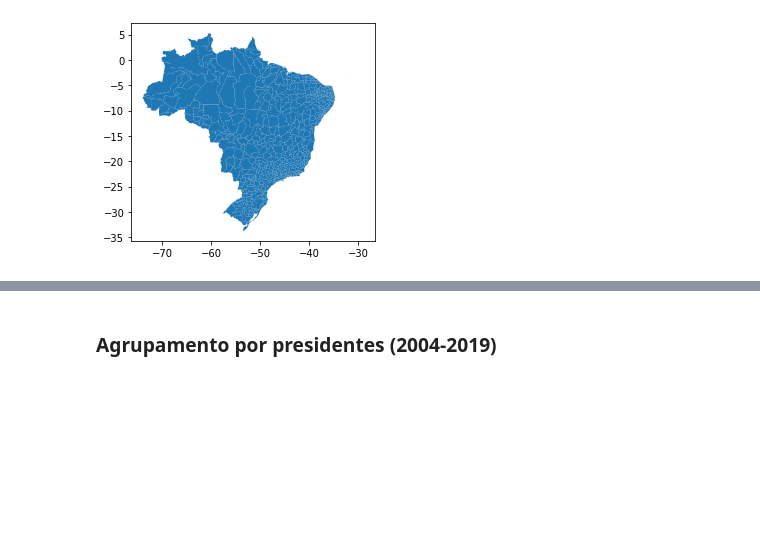
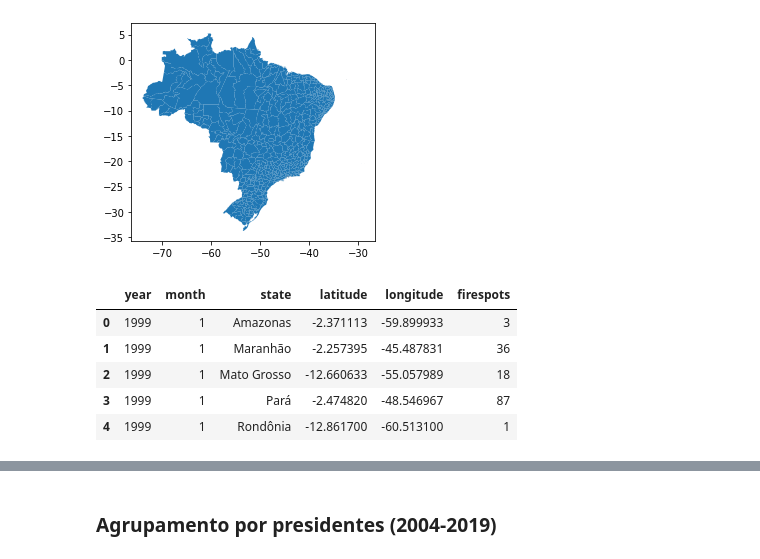
Before and after one commit to thiagomrs/icd2021projetoFinal, a Jupyter notebook: DesmatamentoDaAmazônia.ipynb, the cells around one changed output, grey strips where cells are left out. Saved outputs shown, nothing was run; the diff lists cells and outputs as text; code cells hidden in the pictures; blank space fills up the shorter version.

```diff
--- a/DesmatamentoDaAmazônia.ipynb
+++ b/DesmatamentoDaAmazônia.ipynb
@@ -576,3 +647,12 @@ brazil_microregions_map_df.plot()
 # %% [output]
 <AxesSubplot:>
 [figure]
+# %%
+amazon_fires_df.head()
+# %% [output]
+|  | year | month | state | latitude | longitude | firespots |
+| 0 | 1999 | 1 | Amazonas | -2.371113 | -59.899933 | 3 |
+| 1 | 1999 | 1 | Maranhão | -2.257395 | -45.487831 | 36 |
+| 2 | 1999 | 1 | Mato Grosso | -12.660633 | -55.057989 | 18 |
+| 3 | 1999 | 1 | Pará | -2.474820 | -48.546967 | 87 |
+| 4 | 1999 | 1 | Rondônia | -12.861700 | -60.513100 | 1 |
```
Also changed, not shown: parts of 19 cells of this notebook.
